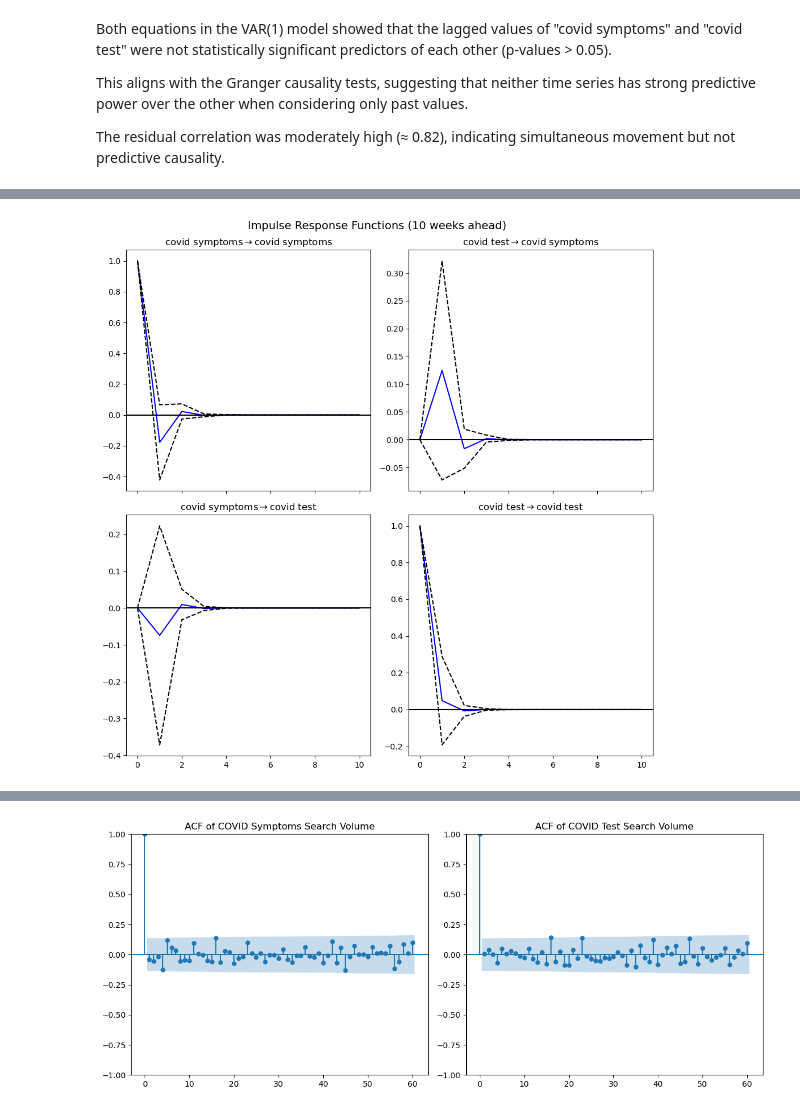
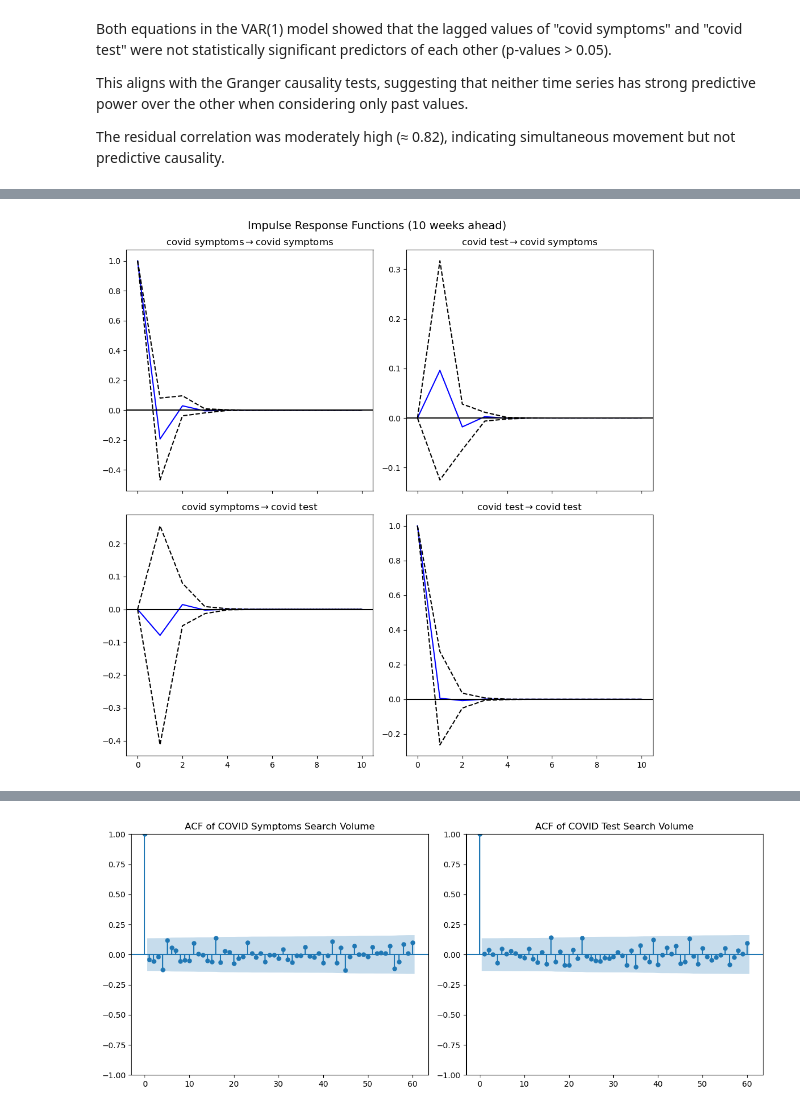
Before and after one commit to sevintanerdi/TSAproject, a Jupyter notebook: TSA_analysis.ipynb, the cells around one changed output, grey strips where cells are left out. Cells and saved outputs as stored; diff of their text form; code cells hidden in the pictures.

```diff
--- a/TSA_analysis.ipynb
+++ b/TSA_analysis.ipynb
@@ -268,2 +265,6 @@ However, we have chosen to proceed with a **lag length of 1** for the following
 
 Thus, we fit a **VAR(1)** model to better capture potential interactions between the series over time.
+# %%
+split_index = int(len(data) * 0.8)
+train_data = data.iloc[:split_index]
+test_data = data.iloc[split_index:]
@@ -270,10 +275,10 @@ Thus, we fit a **VAR(1)** model to better capture potential interactions between
 # %%
 from statsmodels.tsa.api import VAR
 
-model = VAR(data[['covid symptoms', 'covid test']])
-results = model.fit(maxlags=1)
+var_model = VAR(train_data)
+var_results = var_model.fit(maxlags=1)
 
-results.summary()
+var_results.summary()
 # %% [output]
   Summary of Regression Results
 ==================================
@@ -633,12 +462,11 @@ The Breusch-Godfrey test confirms that the residuals from both series are free o
 # %%
 # Calculate IRF from fitted VAR(1) model
-irf = results.irf(10) # 10 steps ahead
+irf_var = var_results.irf(10) # 10 steps ahead
 
-# Plot IRF with confidence intervals
-irf.plot(orth=False)
+irf_var.plot(orth=False)
 plt.suptitle("Impulse Response Functions (10 weeks ahead)", fontsize=14)
 plt.tight_layout()
 plt.show()
 # %% [output]
-[figure, old version]
+[figure, new version]
 # %% [markdown]
```
Also changed, not shown: parts of 52 cells of this notebook.
